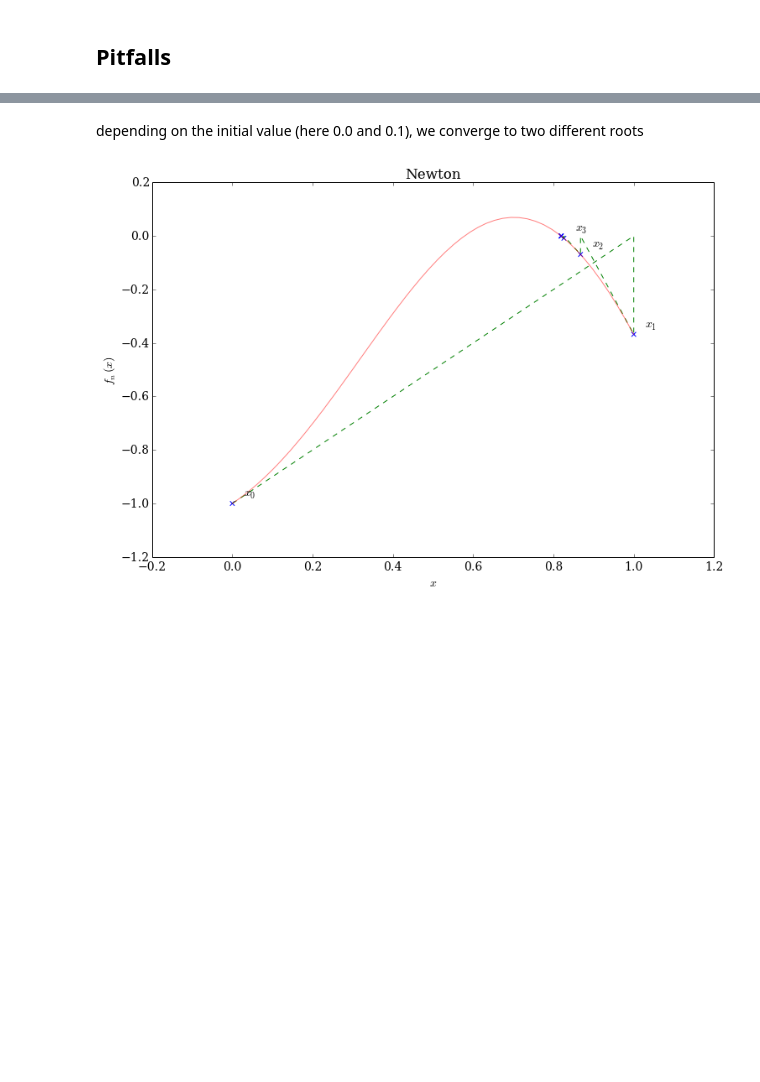
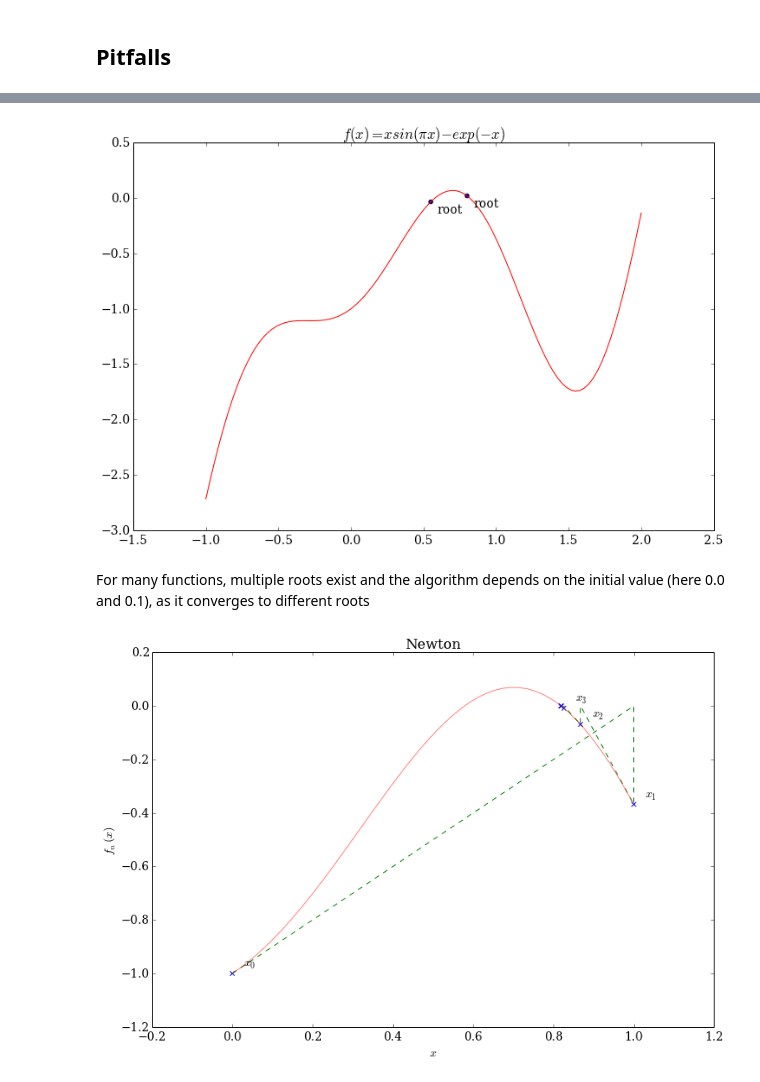
Before and after one commit to philippslang/nummet_I, a Jupyter notebook: NonLinearRoots.ipynb, the cells around one changed output, grey strips where cells are left out. Drawn from its saved outputs; the diff is of its cells as text; code cells hidden in the pictures; blank space fills up the shorter version.

```diff
--- a/NonLinearRoots.ipynb
+++ b/NonLinearRoots.ipynb
@@ -361,3 +381,14 @@ def f1(x):
+# %%
+fig, ax = plt.subplots()
+ax.plot(x, y, color='r')
+xs = [0.8, 0.55]
+for i in range(len(xs)):
+    ax.scatter([xs[i]], [f1(xs[i])])
+    ax.text(xs[i]+0.05, f1(xs[i])-0.1, 'root')
+plt.title('$f(x)= x sin(\pi x) - exp(-x)$')
+plt.show()
+# %% [output]
+[figure, added]
 # %% [markdown]
-depending on the initial value (here 0.0 and 0.1), we converge to two different roots
+For many functions, multiple roots exist and the algorithm depends on the initial value (here 0.0 and 0.1), as it converges to different roots
 # %%
```
Also changed, not shown: parts of 21 cells of this notebook, 1 other file.
